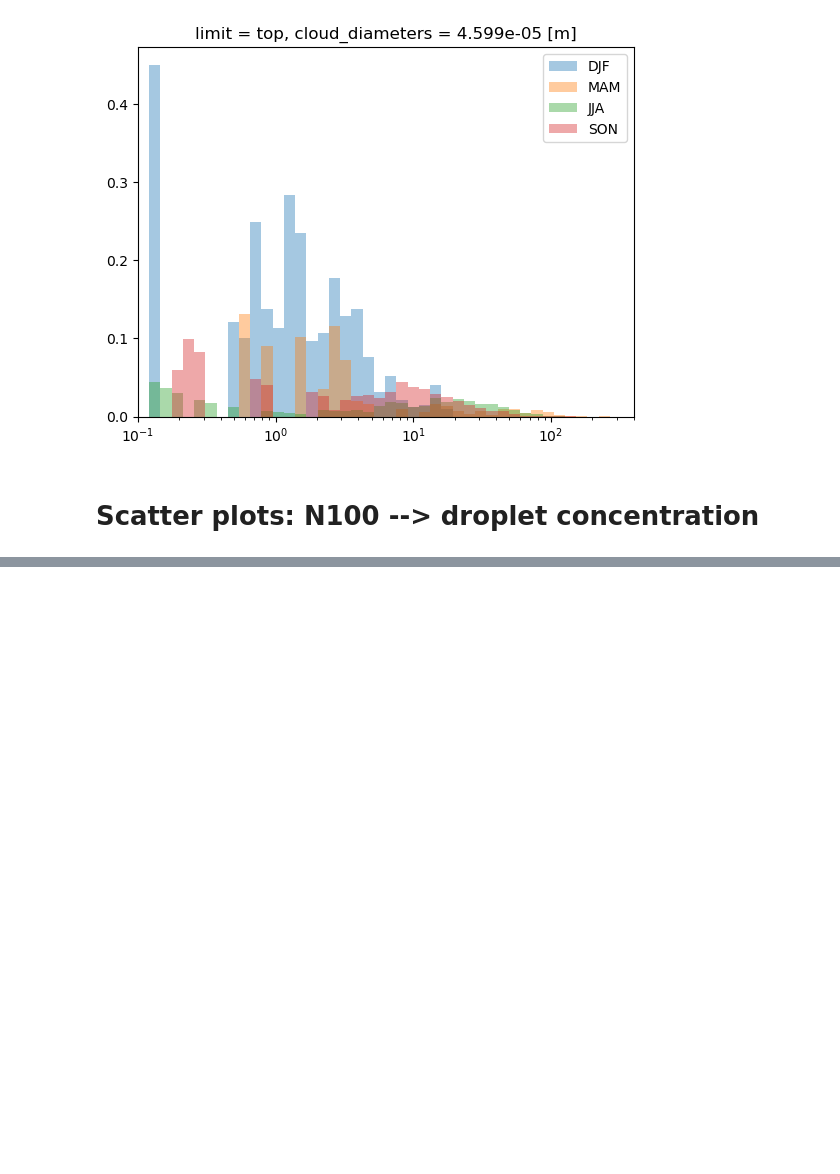
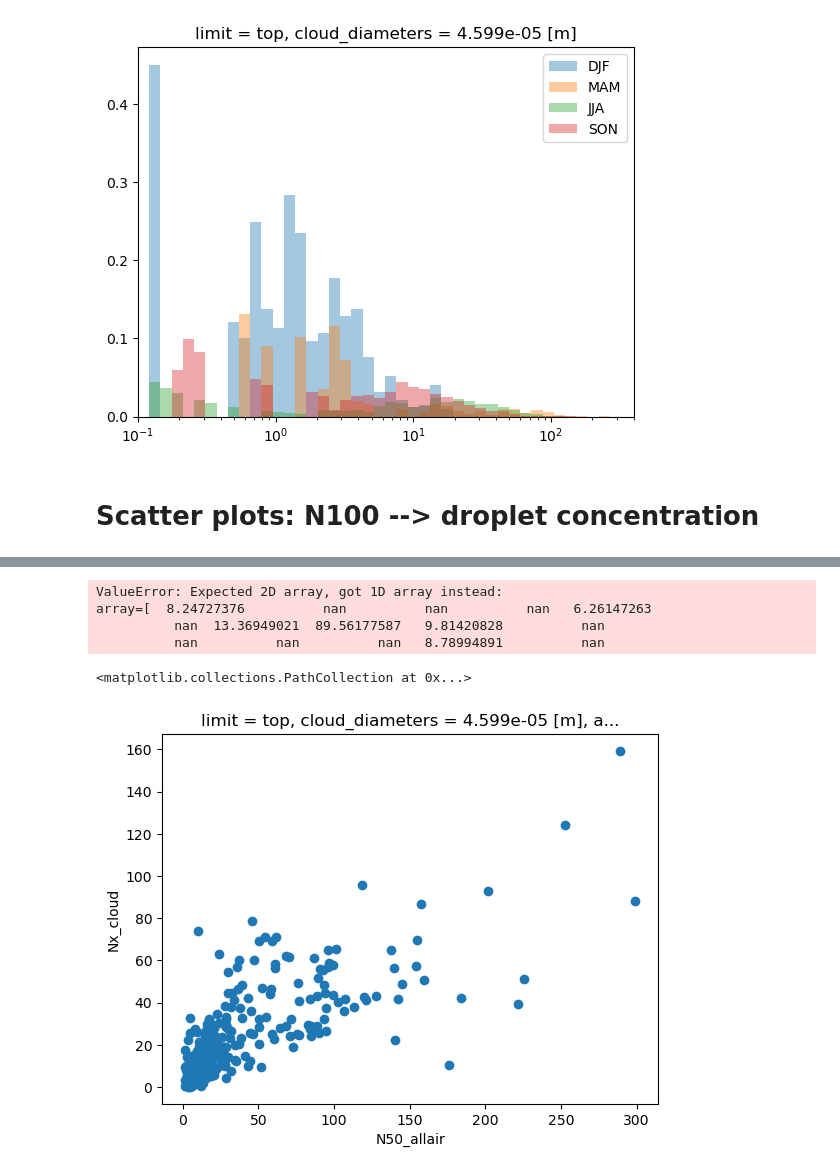
Before and after one commit to eScience-course/-Tjaernoe2022-group1, a Jupyter notebook: notebooks/Ingvild/NorESMatZeppelin.ipynb, the cells around one changed output, grey strips where cells are left out. Saved outputs shown, nothing was run; the diff lists cells and outputs as text; code cells hidden in the pictures; blank space fills up the shorter version.

```diff
--- a/notebooks/Ingvild/NorESMatZeppelin.ipynb
+++ b/notebooks/Ingvild/NorESMatZeppelin.ipynb
@@ -535,0 +538,15 @@ Attributes:
+# %%
+# testing linear regression:
+
+model = LinearRegression()
+model.fit(N50_daily.N50_allair.transpose(), N50_daily.Nx_cloud)
+# %% [output]
+ValueError: Expected 2D array, got 1D array instead:
+array=[  8.24727376          nan          nan          nan   6.26147263
+          nan  13.36949021  89.56177587   9.81420828          nan
+          nan          nan          nan   8.78994891          nan
+# %%
+N50_daily.plot.scatter('N50_allair','Nx_cloud')
+# %% [output]
+<matplotlib.collections.PathCollection at 0x...>
+[figure, added]
```
Also changed, not shown: parts of 11 cells of this notebook.
